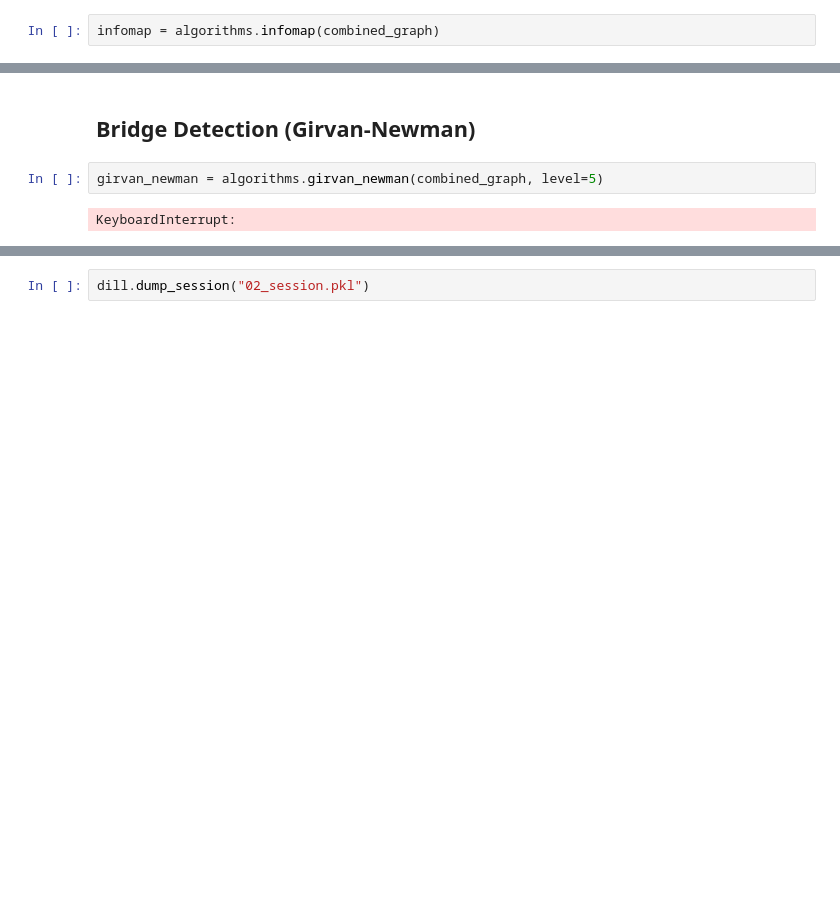
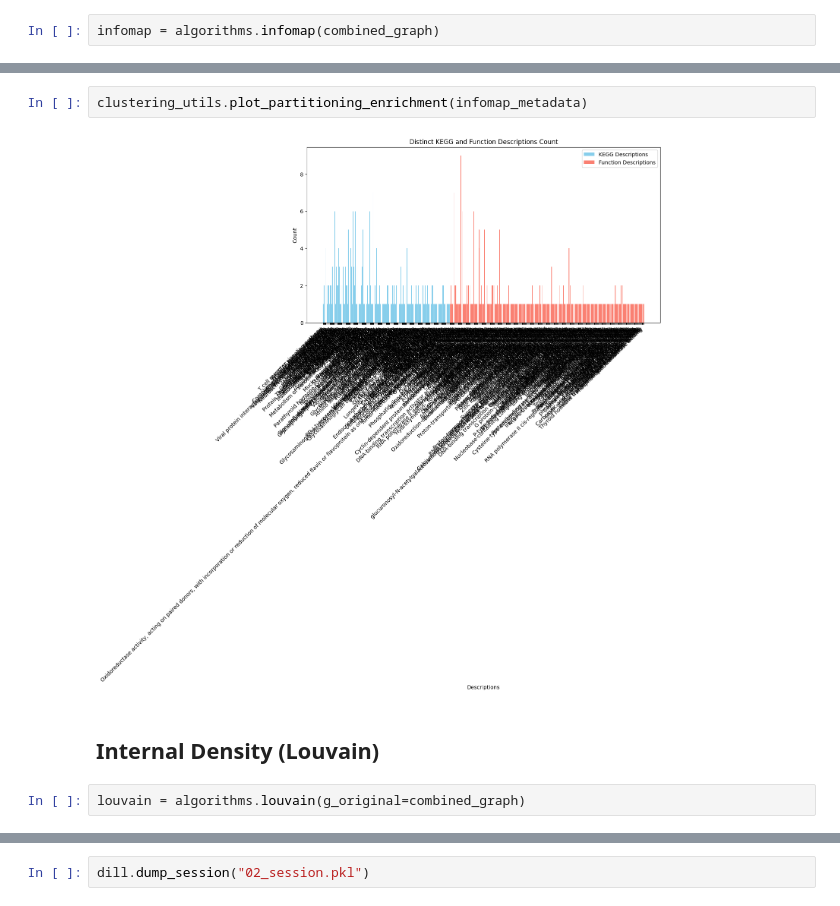
Before and after one commit to EmilianoMarrale/SocialNetworkAnalysis, a Jupyter notebook: notebooks/02_clustering_analysis.ipynb, the cells around one changed output, grey strips where cells are left out. Saved outputs shown, nothing was run; the diff lists cells and outputs as text; blank space fills up the shorter version.

```diff
--- a/notebooks/02_clustering_analysis.ipynb
+++ b/notebooks/02_clustering_analysis.ipynb
@@ -141,6 +81,8 @@ FitnessResult(min=0, max=1.0, score=np.float64(0.22678718665180245), std=np.floa
+# %%
+clustering_utils.plot_partitioning_enrichment(infomap_metadata)
+# %% [output]
+[figure, added]
 # %% [markdown]
-## Bridge Detection (Girvan-Newman)
+## Internal Density (Louvain)
 # %%
-girvan_newman = algorithms.girvan_newman(combined_graph, level=5)
+louvain = algorithms.louvain(g_original=combined_graph)
-# %% [output]
-KeyboardInterrupt:
```
Also changed, not shown: parts of 18 cells of this notebook, 4 other files.
